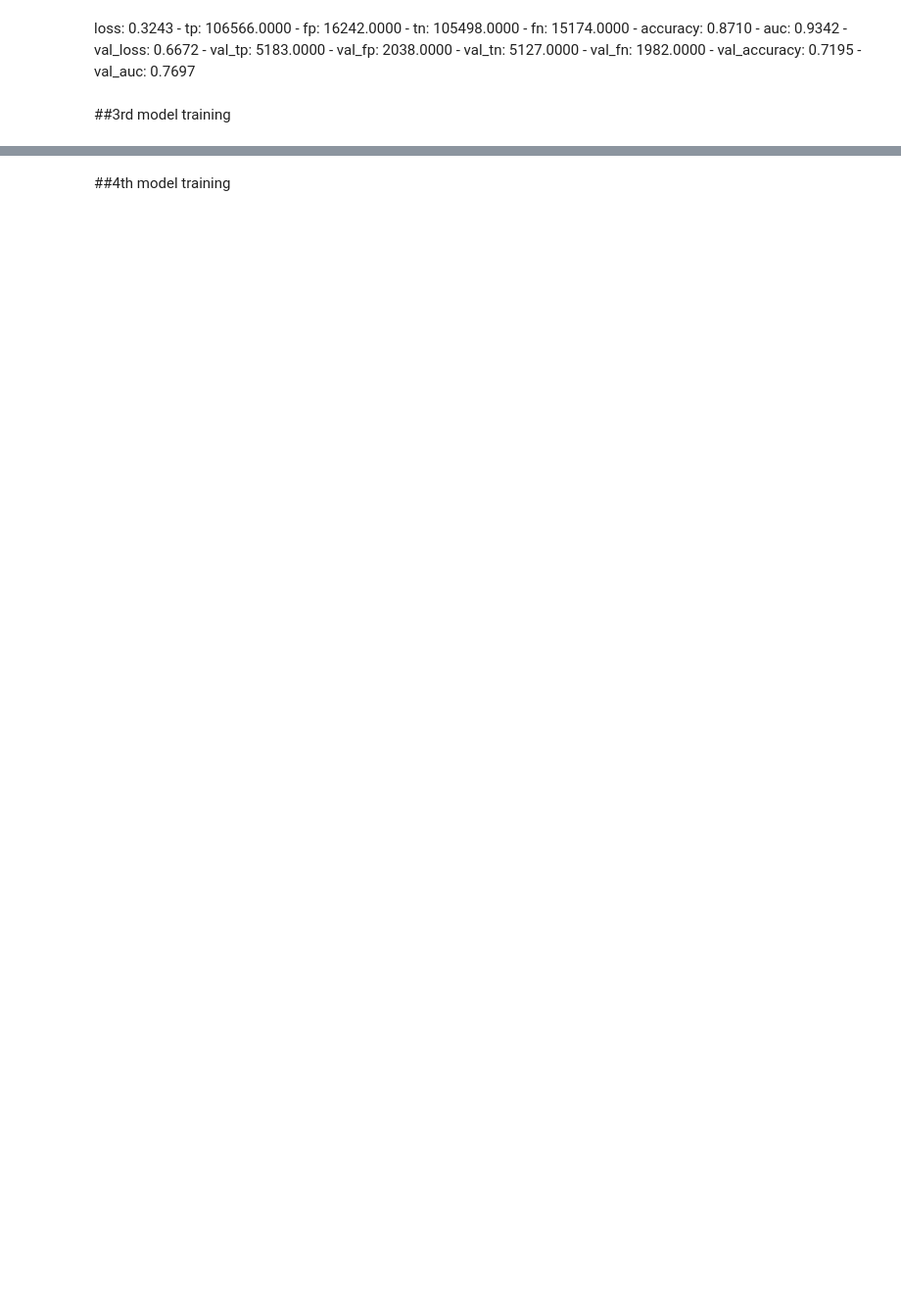
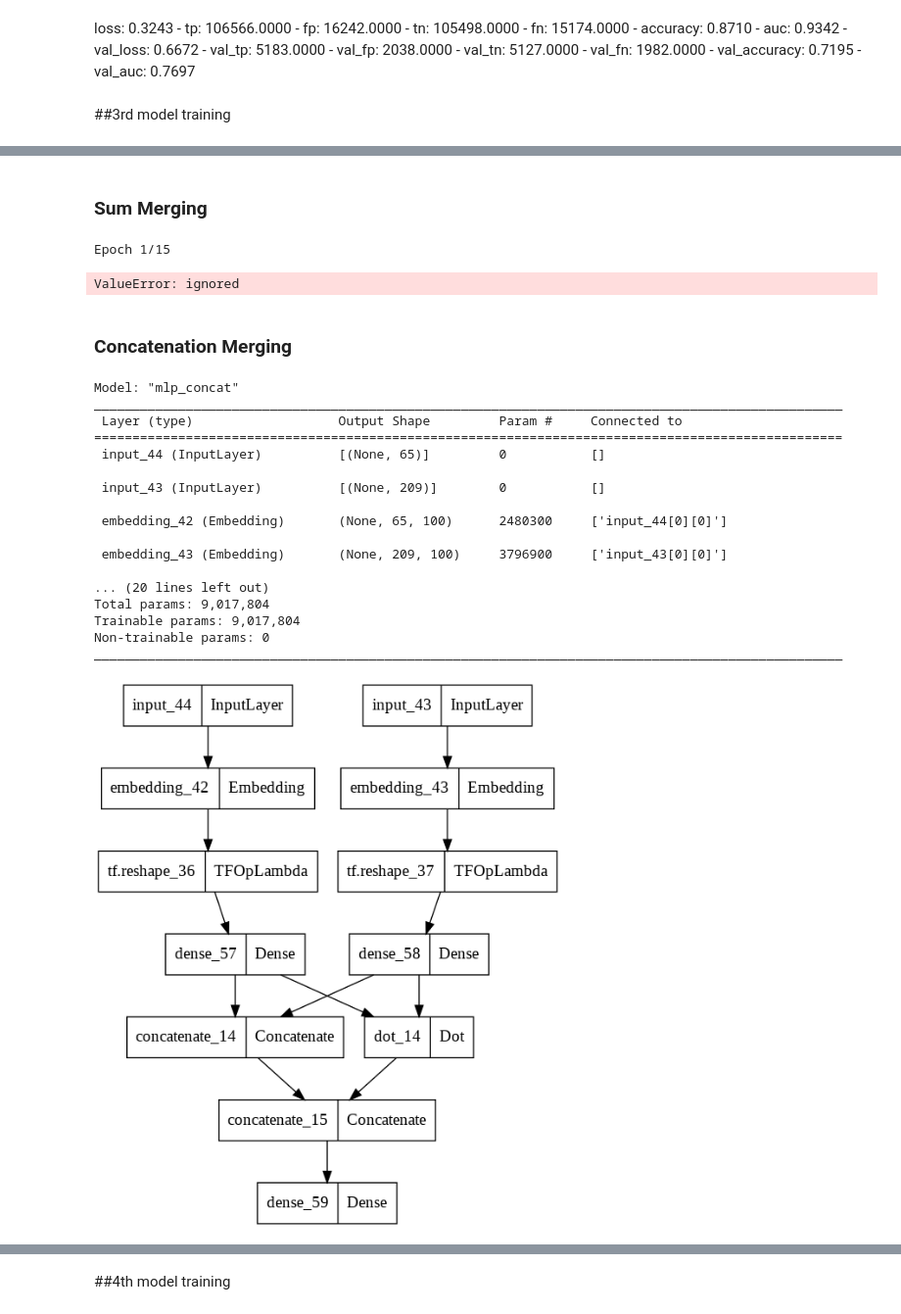
Before and after one commit to AirNicco8/NLP_Assignments, a Jupyter notebook: Assignment_2/Assignment_2_avg_bow.ipynb, the cells around one changed output, grey strips where cells are left out. Shown: that part at 98% size. Cells and saved outputs as stored; diff of their text form; code cells hidden in the pictures; blank space fills up the shorter version.

```diff
--- a/Assignment_2/Assignment_2_avg_bow.ipynb
+++ b/Assignment_2/Assignment_2_avg_bow.ipynb
@@ -807,0 +786,2 @@ Epoch 15/15
+# %% [markdown]
+### Sum Merging
@@ -807,0 +798,36 @@ Epoch 15/15
+# %%
+sum_MLP_history = model_MLP_sum.fit([train_claims_X, train_evidences_X], train_labels_y, batch_size=512, callbacks=[es_callback, tb_callback], shuffle=True, epochs=15, validation_data=([val_claims_X, val_evidences_X], val_labels_y))
+# %% [output]
+Epoch 1/15
+ValueError: ignored
+# %% [markdown]
+### Concatenation Merging
+# %%
+model_MLP_concat = create_mlp_model(mergings[2])
+model_MLP_concat.compile(
+    loss=keras.losses.BinaryCrossentropy(),
+    optimizer=adamopt,
+    metrics=metrics
+)
+
+model_MLP_concat.summary()
+keras.utils.plot_model(model_MLP_concat, "MLP_concat.png")
+# %% [output]
+Model: "mlp_concat"
+__________________________________________________________________________________________________
+ Layer (type)                   Output Shape         Param #     Connected to
+==================================================================================================
+ input_44 (InputLayer)          [(None, 65)]         0           []
+
+ input_43 (InputLayer)          [(None, 209)]        0           []
+
+ embedding_42 (Embedding)       (None, 65, 100)      2480300     ['input_44[0][0]']
+
+ embedding_43 (Embedding)       (None, 209, 100)     3796900     ['input_43[0][0]']
+
+... (20 lines left out)
+Total params: 9,017,804
+Trainable params: 9,017,804
+Non-trainable params: 0
+__________________________________________________________________________________________________
+[figure, added]
```
Also changed, not shown: parts of 26 cells of this notebook.
